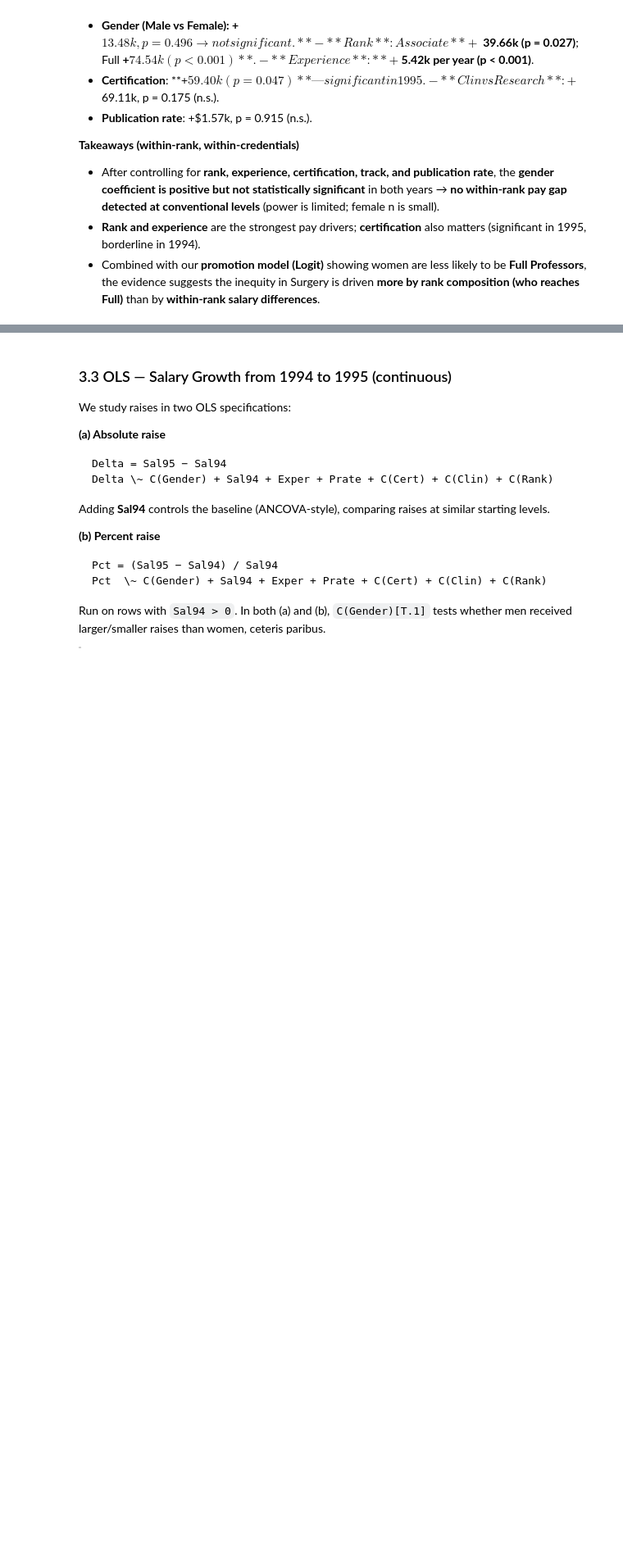
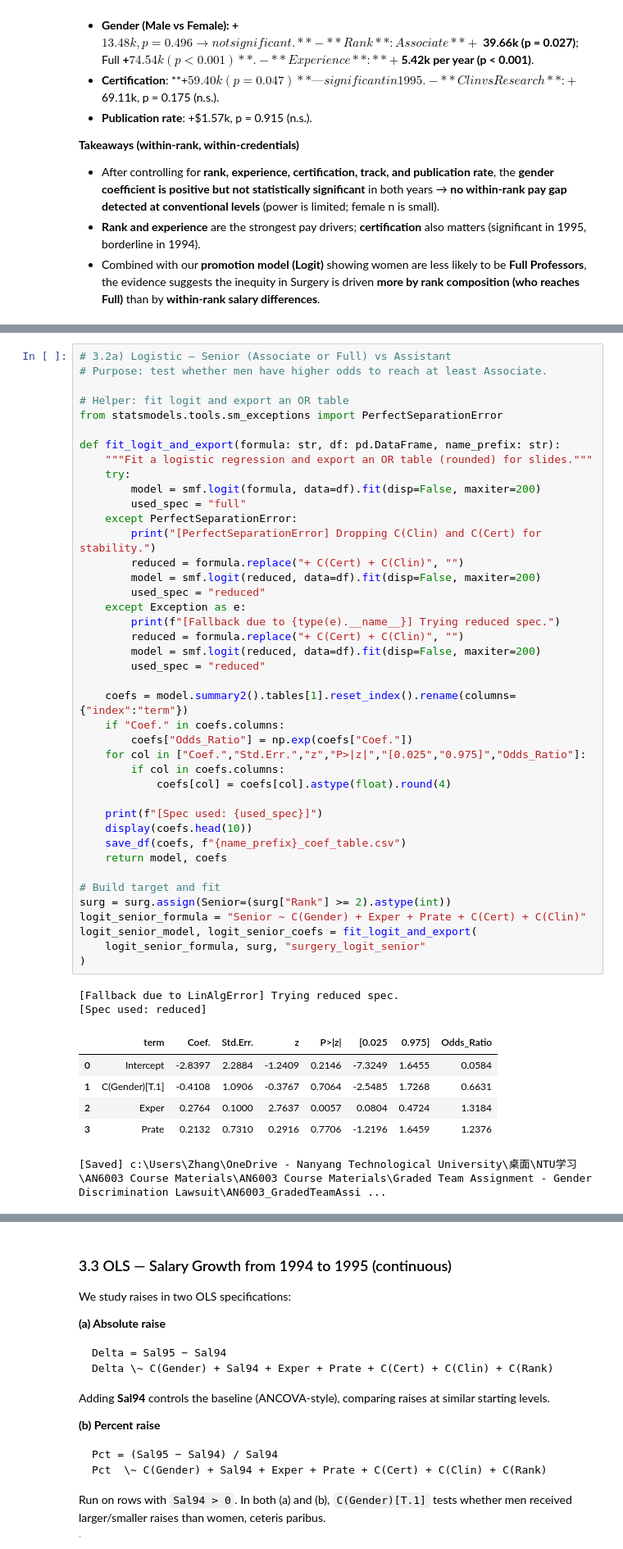
Before and after one commit to zhangjianyu1006156/AN6003_GradedTeamAssignment, a Jupyter notebook: Team7_Surgery_Analysis.ipynb, the cells around one changed output, grey strips where cells are left out. Shown at 82% size. Saved outputs shown, nothing was run; the diff lists cells and outputs as text; blank space fills up the shorter version.

```diff
--- a/Team7_Surgery_Analysis.ipynb
+++ b/Team7_Surgery_Analysis.ipynb
@@ -260,0 +264,50 @@ If a convergence warning appears (small sample / separation), note it and interp
+# %%
+# 3.2a) Logistic — Senior (Associate or Full) vs Assistant
+# Purpose: test whether men have higher odds to reach at least Associate.
+
+# Helper: fit logit and export an OR table
+from statsmodels.tools.sm_exceptions import PerfectSeparationError
+
+def fit_logit_and_export(formula: str, df: pd.DataFrame, name_prefix: str):
+    """Fit a logistic regression and export an OR table (rounded) for slides."""
+    try:
+        model = smf.logit(formula, data=df).fit(disp=False, maxiter=200)
+        used_spec = "full"
+    except PerfectSeparationError:
+        print("[PerfectSeparationError] Dropping C(Clin) and C(Cert) for stability.")
+        reduced = formula.replace("+ C(Cert) + C(Clin)", "")
+        model = smf.logit(reduced, data=df).fit(disp=False, maxiter=200)
+        used_spec = "reduced"
+    except Exception as e:
+        print(f"[Fallback due to {type(e).__name__}] Trying reduced spec.")
+        reduced = formula.replace("+ C(Cert) + C(Clin)", "")
+        model = smf.logit(reduced, data=df).fit(disp=False, maxiter=200)
+        used_spec = "reduced"
+
+    coefs = model.summary2().tables[1].reset_index().rename(columns={"index":"term"})
+    if "Coef." in coefs.columns:
+        coefs["Odds_Ratio"] = np.exp(coefs["Coef."])
+    for col in ["Coef.","Std.Err.","z","P>|z|","[0.025","0.975]","Odds_Ratio"]:
+        if col in coefs.columns:
+            coefs[col] = coefs[col].astype(float).round(4)
+
+    print(f"[Spec used: {used_spec}]")
+    display(coefs.head(10))
+    save_df(coefs, f"{name_prefix}_coef_table.csv")
+    return model, coefs
+
+# Build target and fit
+surg = surg.assign(Senior=(surg["Rank"] >= 2).astype(int))
+logit_senior_formula = "Senior ~ C(Gender) + Exper + Prate + C(Cert) + C(Clin)"
+logit_senior_model, logit_senior_coefs = fit_logit_and_export(
+    logit_senior_formula, surg, "surgery_logit_senior"
+)
+# %% [output]
+[Fallback due to LinAlgError] Trying reduced spec.
+[Spec used: reduced]
+|  | term | Coef. | Std.Err. | z | P>|z| | [0.025 | 0.975] | Odds_Ratio |
+| 0 | Intercept | -2.8397 | 2.2884 | -1.2409 | 0.2146 | -7.3249 | 1.6455 | 0.0584 |
+| 1 | C(Gender)[T.1] | -0.4108 | 1.0906 | -0.3767 | 0.7064 | -2.5485 | 1.7268 | 0.6631 |
+| 2 | Exper | 0.2764 | 0.1000 | 2.7637 | 0.0057 | 0.0804 | 0.4724 | 1.3184 |
+| 3 | Prate | 0.2132 | 0.7310 | 0.2916 | 0.7706 | -1.2196 | 1.6459 | 1.2376 |
+[Saved] c:\Users\Zhang\OneDrive - Nanyang Technological University\桌面\NTU学习\AN6003 Course Materials\AN6003 Course Materials\Graded Team Assignment - Gender Discrimination Lawsuit\AN6003_GradedTeamAssi ...
```
Also changed, not shown: parts of 12 cells of this notebook, 5 other files.
